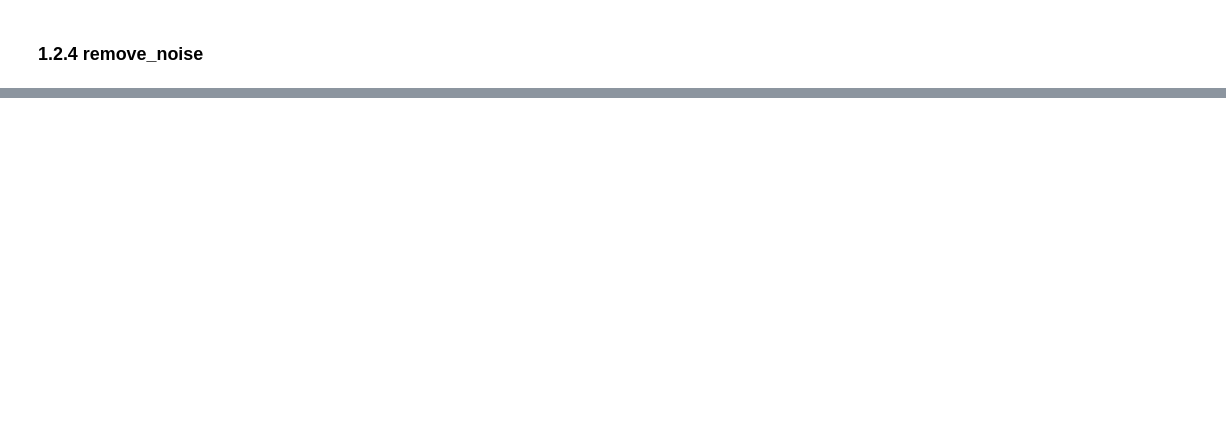
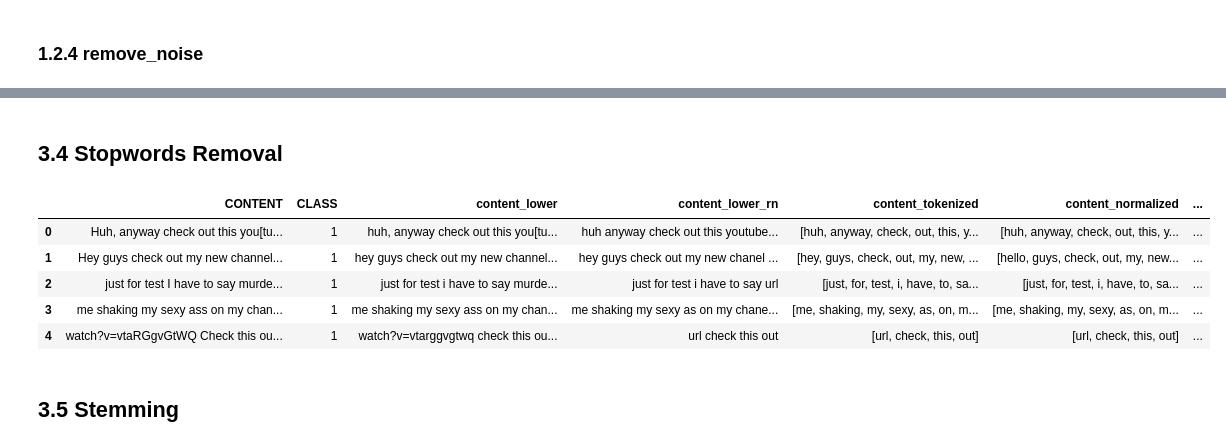
Before and after one commit to 027SukmaMulyani/TA, a Jupyter notebook: olah/clean.ipynb, the cells around one changed output, grey strips where cells are left out. Saved outputs shown, nothing was run; the diff lists cells and outputs as text; code cells hidden in the pictures; blank space fills up the shorter version.

```diff
--- a/olah/clean.ipynb
+++ b/olah/clean.ipynb
@@ -317,0 +1468,2 @@ def remove_noise(text):
+# %%
+df_copy["content_tokenized"] = df_copy['content_lower_rn'].apply(word_tokenization)
@@ -317,0 +1489,3 @@ def remove_noise(text):
+# %%
+drop_columns = ['content_filter']
+df_copy.drop(columns=drop_columns, inplace=True, errors='ignore')
@@ -317,0 +1494,2 @@ def remove_noise(text):
+# %%
+df_copy['content_normalized'] = df_copy['content_tokenized'].apply(normalize_tokens)
@@ -317,0 +1505,15 @@ def remove_noise(text):
+# %% [markdown]
+## 3.4 Stopwords Removal
+# %%
+df_copy['content_stopwords'] = df_copy['content_normalized'].apply(remove_stopwords3)
+# %%
+df_copy.head()
+# %% [output]
+|  | CONTENT | CLASS | content_lower | content_lower_rn | content_tokenized | content_normalized | ... |
+| 0 | Huh, anyway check out this you[tu... | 1 | huh, anyway check out this you[tu... | huh anyway check out this youtube... | [huh, anyway, check, out, this, y... | [huh, anyway, check, out, this, y... | ... |
+| 1 | Hey guys check out my new channel... | 1 | hey guys check out my new channel... | hey guys check out my new chanel ... | [hey, guys, check, out, my, new, ... | [hello, guys, check, out, my, new... | ... |
+| 2 | just for test I have to say murde... | 1 | just for test i have to say murde... | just for test i have to say url | [just, for, test, i, have, to, sa... | [just, for, test, i, have, to, sa... | ... |
+| 3 | me shaking my sexy ass on my chan... | 1 | me shaking my sexy ass on my chan... | me shaking my sexy as on my chane... | [me, shaking, my, sexy, as, on, m... | [me, shaking, my, sexy, as, on, m... | ... |
+| 4 | watch?v=vtaRGgvGtWQ Check this ou... | 1 | watch?v=vtarggvgtwq check this ou... | url check this out | [url, check, this, out] | [url, check, this, out] | ... |
+# %% [markdown]
+## 3.5 Stemming
```
Also changed, not shown: parts of 100 cells of this notebook.
